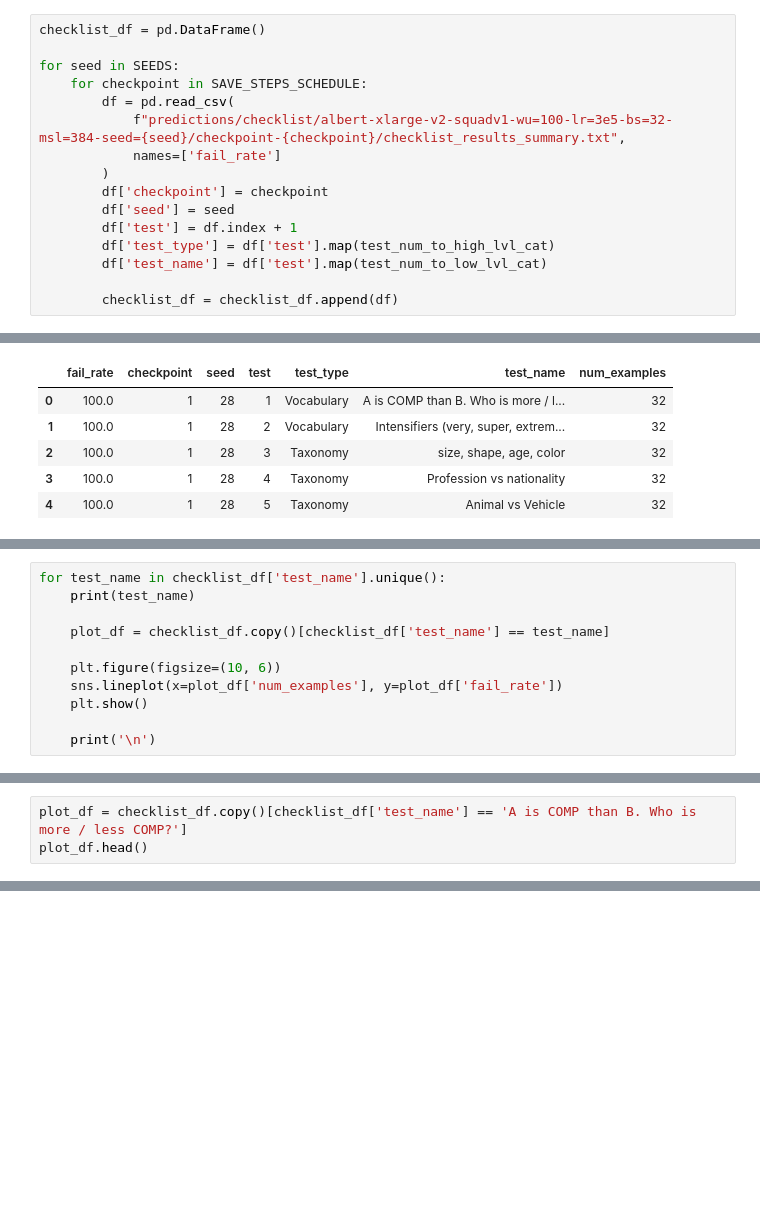
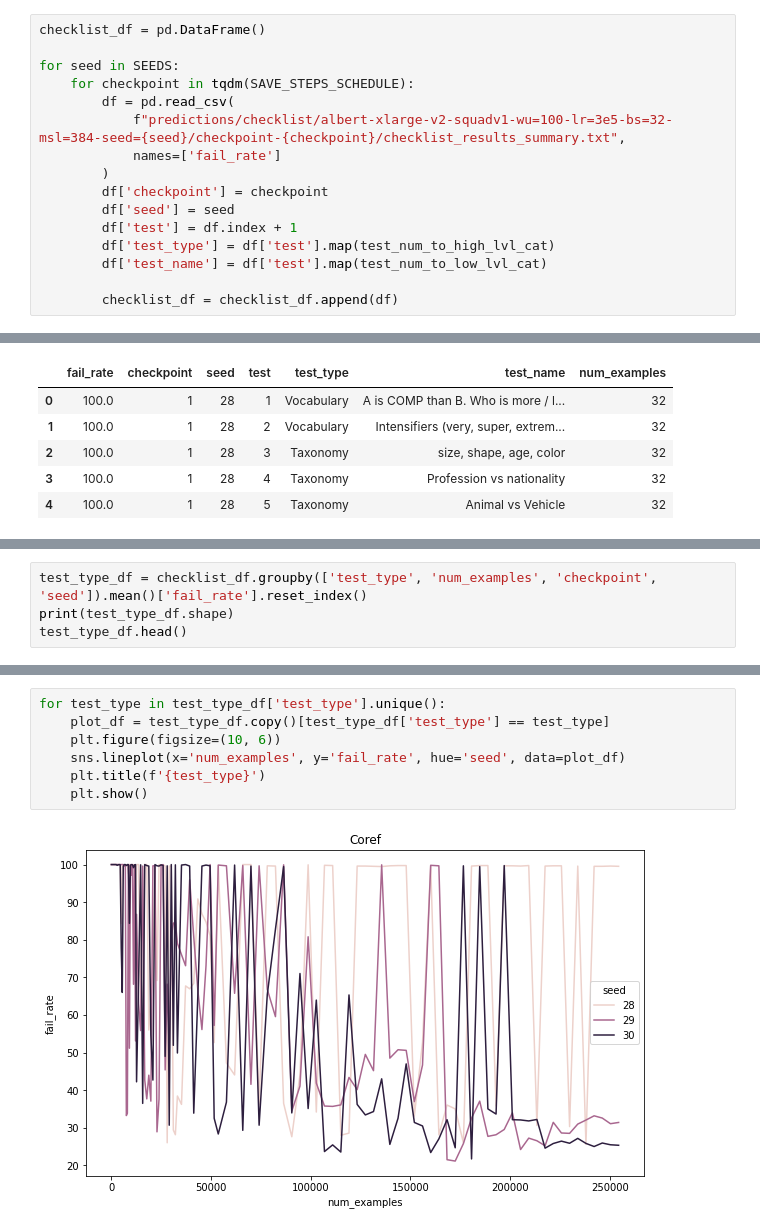
Before and after one commit to stevieg3/when-do-reading-comprehension-models-learn, a Jupyter notebook: notebooks/main/03-checklist plots.ipynb, the cells around one changed output, grey strips where cells are left out. Drawn from its saved outputs; the diff is of its cells as text; blank space fills up the shorter version.

Commit message:
Updated checklist plots to include all seeds

```diff
--- a/notebooks/main/03-checklist plots.ipynb
+++ b/notebooks/main/03-checklist plots.ipynb
@@ -64,7 +65,7 @@ test_num_to_low_lvl_cat = dict(
 checklist_df = pd.DataFrame()
 
 for seed in SEEDS:
-    for checkpoint in SAVE_STEPS_SCHEDULE:
+    for checkpoint in tqdm(SAVE_STEPS_SCHEDULE):
         df = pd.read_csv(
             f"predictions/checklist/albert-xlarge-v2-squadv1-wu=100-lr=3e5-bs=32-msl=384-seed={seed}/checkpoint-{checkpoint}/checklist_results_summary.txt",
             names=['fail_rate']
@@ -108,11 +103,0 @@ checklist_df.groupby('num_examples').mean()['fail_rate'].plot()
-# %%
-for test_name in checklist_df['test_name'].unique():
-    print(test_name)
-
-    plot_df = checklist_df.copy()[checklist_df['test_name'] == test_name]
-
-    plt.figure(figsize=(10, 6))
-    sns.lineplot(x=plot_df['num_examples'], y=plot_df['fail_rate'])
-    plt.show()
-
-    print('\n')
@@ -133,3 +103,0 @@ Animal vs Vehicle v2
-# %%
-plot_df = checklist_df.copy()[checklist_df['test_name'] == 'A is COMP than B. Who is more / less COMP?']
-plot_df.head()
@@ -154,0 +113,4 @@ plt.show()
+# %%
+test_type_df = checklist_df.groupby(['test_type', 'num_examples', 'checkpoint', 'seed']).mean()['fail_rate'].reset_index()
+print(test_type_df.shape)
+test_type_df.head()
@@ -154,0 +125,9 @@ plt.show()
+# %%
+for test_type in test_type_df['test_type'].unique():
+    plot_df = test_type_df.copy()[test_type_df['test_type'] == test_type]
+    plt.figure(figsize=(10, 6))
+    sns.lineplot(x='num_examples', y='fail_rate', hue='seed', data=plot_df)
+    plt.title(f'{test_type}')
+    plt.show()
+# %% [output]
+[figure, added]
```
Also changed, not shown: parts of 32 cells of this notebook.
